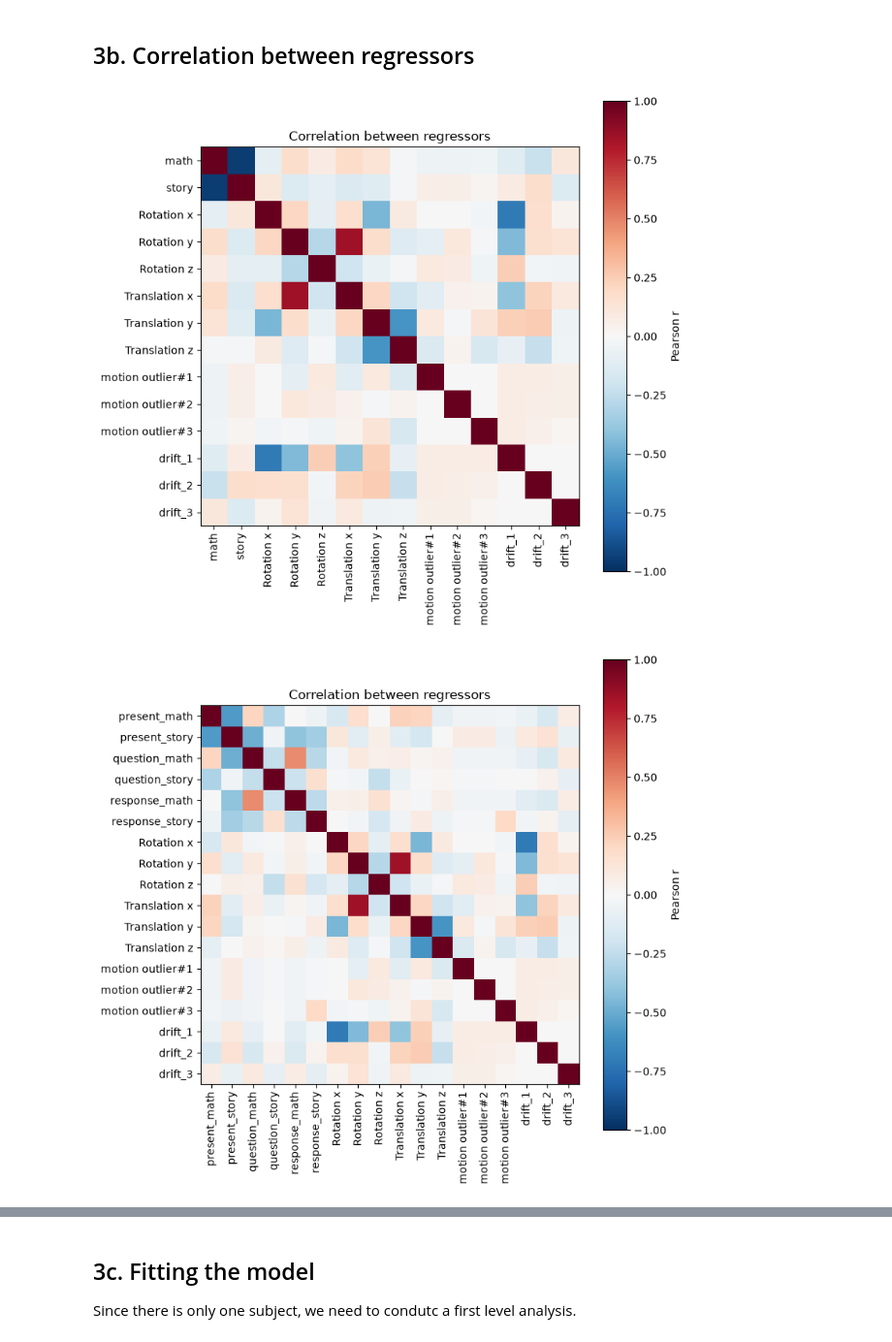
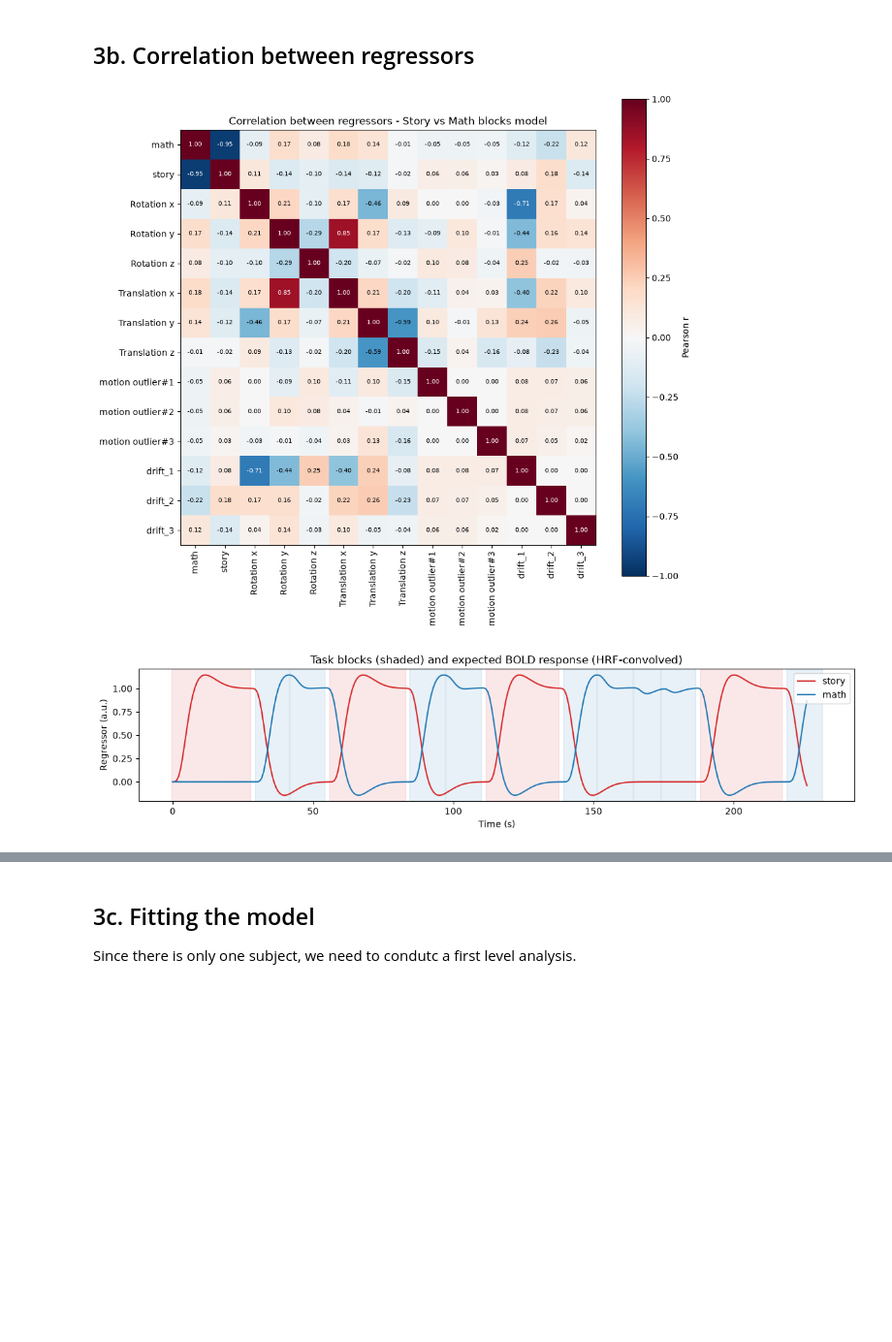
Before and after one commit to riccardobonagura/NSSP_project_1, a Jupyter notebook: GroupAI_code/02_GLM.ipynb, the cells around one changed output, grey strips where cells are left out. Shown at 97% size. Drawn from its saved outputs; the diff is of its cells as text; code cells hidden in the pictures; blank space fills up the shorter version.

```diff
--- a/GroupAI_code/02_GLM.ipynb
+++ b/GroupAI_code/02_GLM.ipynb
@@ -582,29 +522,69 @@ print("File condivisi salvati in:", shared_dir)
 # %% [markdown]
 ## 3b. Correlation between regressors
 # %%
-cols = [c for c in design_mat_sm.columns if c != 'constant'] # the constant has zero variance → NaN correlations
+# Since the constant regressor has zero variance, the correlation would be NaN, therefore we do not consider it:
+cols = [c for c in design_mat_sm.columns if c != 'constant'] # the two blocks model
 corr = design_mat_sm[cols].corr()
 
-# Plotting the correlation matrix
-plt.figure(figsize=(8, 8))
-plt.imshow(corr, cmap='RdBu_r', vmin=-1, vmax=1)
-plt.colorbar(label='Pearson r')
-plt.xticks(range(len(corr)), corr.columns, rotation=90)
-plt.yticks(range(len(corr)), corr.columns)
-plt.title('Correlation between regressors')
+# Plotting the correlation matrix for the two blocks model
+fig, ax = plt.subplots(figsize=(10, 9))
+im = ax.imshow(corr, cmap='RdBu_r', vmin=-1, vmax=1)
+fig.colorbar(im, ax=ax, label='Pearson r')
+ax.set_xticks(range(len(corr)))
+ax.set_xticklabels(corr.columns, rotation=90)
+ax.set_yticks(range(len(corr)))
+ax.set_yticklabels(corr.columns)
+
+# Write r in every cell
+for i in range(len(corr)):
+    for j in range(len(corr)):
+        r = round(corr.iloc[i, j], 2) + 0.0       # + 0.0 turns -0.0 into 0.0
+        ax.text(j, i, '{:.2f}'.format(r), ha='center', va='center', fontsize=7,
+                color='white' if abs(r) > 0.6 else 'black')
+
+ax.set_title('Correlation between regressors - Story vs Math blocks model')
+plt.tight_layout()
 plt.show()
 
-cols = [c for c in design_mat_pqr.columns if c != 'constant'] # the constant has zero variance → NaN correlations
+# Plotting the BOLD response for the two-blocks model
+fig, ax = plt.subplots(figsize=(12, 3))
+for cond, color in [('story', 'tab:red'), ('math', 'tab:blue')]:
+    # Shaded area = when the condition is on (the boxcar before convolution)
+    for _, block in events_sm[events_sm['trial_type'] == cond].iterrows():
+        ax.axvspan(block['onset'], block['onset'] + block['duration'], color=color, alpha=0.1)
+    # Line = expected BOLD response (boxcar convolved with the HRF)
+    ax.plot(frame_times, design_mat_sm[cond], color=color, label=cond)
+
+ax.set(xlabel='Time (s)', ylabel='Regressor',
+       title='Task blocks (shaded) and expected BOLD response (HRF-convolved)')
+ax.legend(loc='upper right')
+plt.tight_layout()
+plt.show()
+
+
+
+cols = [c for c in design_mat_pqr.columns if c != 'constant'] # the sub-blocks model
 corr = design_mat_pqr[cols].corr()
 
 # Plotting the correlation matrix
-plt.figure(figsize=(8, 8))
-plt.imshow(corr, cmap='RdBu_r', vmin=-1, vmax=1)
-plt.colorbar(label='Pearson r')
-plt.xticks(range(len(corr)), corr.columns, rotation=90)
-plt.yticks(range(len(corr)), corr.columns)
-plt.title('Correlation between regressors')
+fig, ax = plt.subplots(figsize=(10, 9))
+im = ax.imshow(corr, cmap='RdBu_r', vmin=-1, vmax=1)
+fig.colorbar(im, ax=ax, label='Pearson r')
+ax.set_xticks(range(len(corr)))
+ax.set_xticklabels(corr.columns, rotation=90)
+ax.set_yticks(range(len(corr)))
+ax.set_yticklabels(corr.columns)
+
+# Write r in every cell
+for i in range(len(corr)):
+    for j in range(len(corr)):
+        r = round(corr.iloc[i, j], 2) + 0.0       # + 0.0 turns -0.0 into 0.0
+        ax.text(j, i, '{:.2f}'.format(r), ha='center', va='center', fontsize=7,
+                color='white' if abs(r) > 0.6 else 'black')
+
+ax.set_title('Correlation between regressors - Sub-blocks model')
+plt.tight_layout()
 plt.show()
 # %% [output]
-[figure, old version]
+[figure, new version]
-[figure, old version]
+[figure, new version]
```
Also changed, not shown: parts of 33 cells of this notebook, 2 other files.
